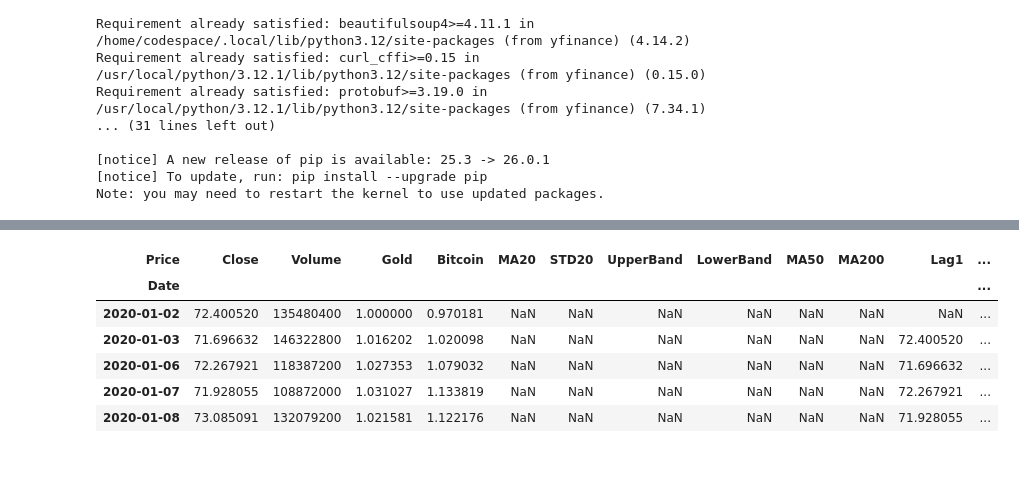
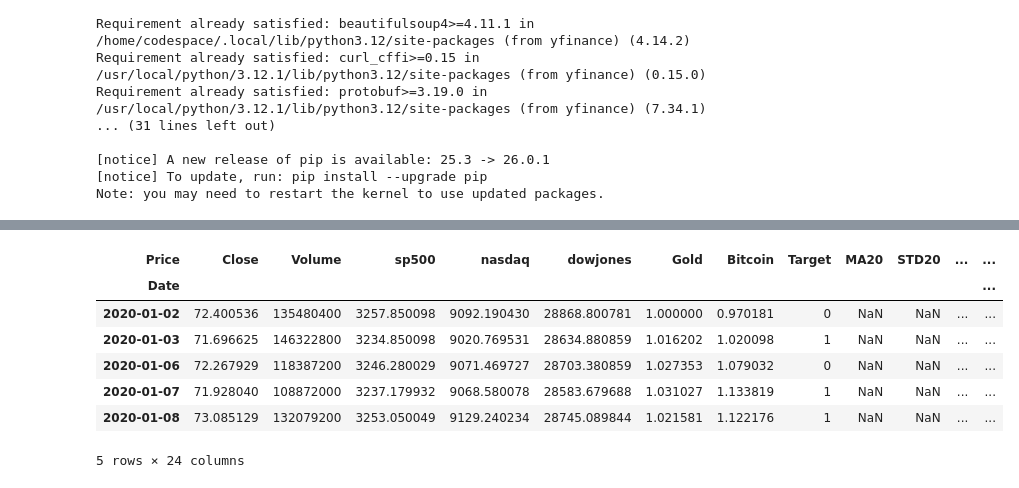
Before and after one commit to timeless81/Stock-Direction-Predictor, a Jupyter notebook: Stocks.ipynb, the cells around one changed output, grey strips where cells are left out. Cells and saved outputs as stored; diff of their text form; code cells hidden in the pictures.

```diff
--- a/Stocks.ipynb
+++ b/Stocks.ipynb
@@ -45,15 +45,22 @@ end_date = '2026-01-01'
 stocks = yf.download(tickers, start=start_date, end=end_date, auto_adjust=True)
 gold = yf.download('GC=F', start=start_date, end=end_date, auto_adjust=True)
 BTC = yf.download('BTC-USD', start=start_date, end=end_date, auto_adjust=True)
+sp500 = yf.download('^GSPC', start=start_date, end=end_date, auto_adjust=True)
+nasdaq = yf.download('^IXIC', start=start_date, end=end_date, auto_adjust=True)
+dowjones = yf.download('^DJI', start=start_date, end=end_date, auto_adjust=True)
 
 # Arrange the data so that 'Close' price can directly be used for plotting and calculations
 stocks.columns = stocks.columns.droplevel(1)  # Drop the ticker level from columns
 gold.columns = gold.columns.droplevel(1)
 BTC.columns = BTC.columns.droplevel(1)
+sp500.columns = sp500.columns.droplevel(1)
+nasdaq.columns = nasdaq.columns.droplevel(1)
+dowjones.columns = dowjones.columns.droplevel(1)
 
-# Merge the normalized closing price of gold and bitcoin with the stock data
-#stocks['Gold'] = (gold['Close'] - np.mean(gold['Close'])) / np.std(gold['Close'])
-#stocks['Bitcoin'] = (BTC['Close'] - np.mean(BTC['Close'])) / np.std(BTC['Close'])
+# Add the major indices as features to the stocks DataFrame
+stocks['sp500'] = sp500['Close']
+stocks['nasdaq'] = nasdaq['Close']
+stocks['dowjones'] = dowjones['Close']
 
 # reset the index to make 'Date' a column
 #stocks.reset_index(inplace=True)
@@ -79,7 +89,11 @@ def normalize_to_first(df):
 
 stocks['Gold'] = normalize_to_first(gold['Close'])
 stocks['Bitcoin'] = normalize_to_first(BTC['Close'])
-#stocks[['Gold', 'Bitcoin']] = stocks[['Gold', 'Bitcoin']].apply(normalize_to_first)
 
+
+# Add the target variable, the direction of the stock price movement the next day
+stocks['Target'] = np.where(stocks['Close'].shift(-1) > stocks['Close'], 1, 0)
+
+# Add a target variable which predicts that over next 5 days, the stock price will go up at least once
 stocks.head(20)
 # %% [output]
@@ -137,52 +151,56 @@ def plot_bollinger_bands(stocks):
                             line=dict(color='red', dash='dot')))
     fig.show()
 # %%
-# Get 20 day, 50 day, and 200 day moving averages
+# Get 20 day, 50 day, and 200 day moving averages for price
 stocks['MA50'] = stocks['Close'].rolling(window=50).mean()
 stocks['MA200'] = stocks['Close'].rolling(window=200).mean()
 
 # Get the lag features for the closing price
 stocks['Lag1'] = stocks['Close'].shift(1)
 stocks['Lag2'] = stocks['Close'].shift(2)
+
+# Moving average of volume for last 5 days
+stocks['Volatility'] = stocks['Close'].rolling(window=5).std()
 
 # Capture volume spikes
 stocks['VolumeSpike'] = np.where(stocks['Volume'] >
                                  (stocks['Volume'].rolling(window=20).mean() +
                                   2*stocks['Volume'].rolling(window=20).std()), 1, 0)
 
 #
 def RSI(df, period=14):
     delta = df['Close'].diff()
     gains = delta.where(delta > 0, 0)
     losses = -delta.where(delta < 0, 0)
     avg_gains = gains.rolling(window=period).mean()
     avg_losses = losses.rolling(window=period).mean()
     rs = avg_gains/avg_losses
     #print(rs)
     df['RSI'] = 100 - (100/(1 + rs))
     return df
 
 RSI(stocks, 14)
 
 # MACD - Moving Average Convergence Divergence
 def MACD(df, short_window=12, long_window=26, signal_window=9):
     df['EMA12'] = df['Close'].ewm(span=short_window).mean()
     df['EMA26'] = df['Close'].ewm(span=long_window).mean()
     df['MACD'] = df['EMA12'] - df['EMA26']
     df['SignalLine'] = df['MACD'].ewm(span=signal_window).mean()
     df['MACD_Histogram'] = df['MACD'] - df['SignalLine']
     return df
 
 MACD(stocks)
 ###stocks.dropna(inplace=True)
 stocks.head()
 # %% [output]
-| Price | Close | Volume | Gold | Bitcoin | MA20 | STD20 | UpperBand | LowerBand | MA50 | MA200 | Lag1 | ... |
+| Price | Close | Volume | sp500 | nasdaq | dowjones | Gold | Bitcoin | Target | MA20 | STD20 | ... | ... |
 | Date |  |  |  |  |  |  |  |  |  |  |  | ... |
-| 2020-01-02 | 72.400520 | 135480400 | 1.000000 | 0.970181 | NaN | NaN | NaN | NaN | NaN | NaN | NaN | ... |
-| 2020-01-03 | 71.696632 | 146322800 | 1.016202 | 1.020098 | NaN | NaN | NaN | NaN | NaN | NaN | 72.400520 | ... |
-| 2020-01-06 | 72.267921 | 118387200 | 1.027353 | 1.079032 | NaN | NaN | NaN | NaN | NaN | NaN | 71.696632 | ... |
-| 2020-01-07 | 71.928055 | 108872000 | 1.031027 | 1.133819 | NaN | NaN | NaN | NaN | NaN | NaN | 72.267921 | ... |
-| 2020-01-08 | 73.085091 | 132079200 | 1.021581 | 1.122176 | NaN | NaN | NaN | NaN | NaN | NaN | 71.928055 | ... |
+| 2020-01-02 | 72.400536 | 135480400 | 3257.850098 | 9092.190430 | 28868.800781 | 1.000000 | 0.970181 | 0 | NaN | NaN | ... | ... |
+| 2020-01-03 | 71.696625 | 146322800 | 3234.850098 | 9020.769531 | 28634.880859 | 1.016202 | 1.020098 | 1 | NaN | NaN | ... | ... |
+| 2020-01-06 | 72.267929 | 118387200 | 3246.280029 | 9071.469727 | 28703.380859 | 1.027353 | 1.079032 | 0 | NaN | NaN | ... | ... |
+| 2020-01-07 | 71.928040 | 108872000 | 3237.179932 | 9068.580078 | 28583.679688 | 1.031027 | 1.133819 | 1 | NaN | NaN | ... | ... |
+| 2020-01-08 | 73.085129 | 132079200 | 3253.050049 | 9129.240234 | 28745.089844 | 1.021581 | 1.122176 | 1 | NaN | NaN | ... | ... |
+5 rows × 24 columns
 # %%
 stocks['VolumeSpike'].value_counts()
```
Also changed, not shown: parts of 14 cells of this notebook.
